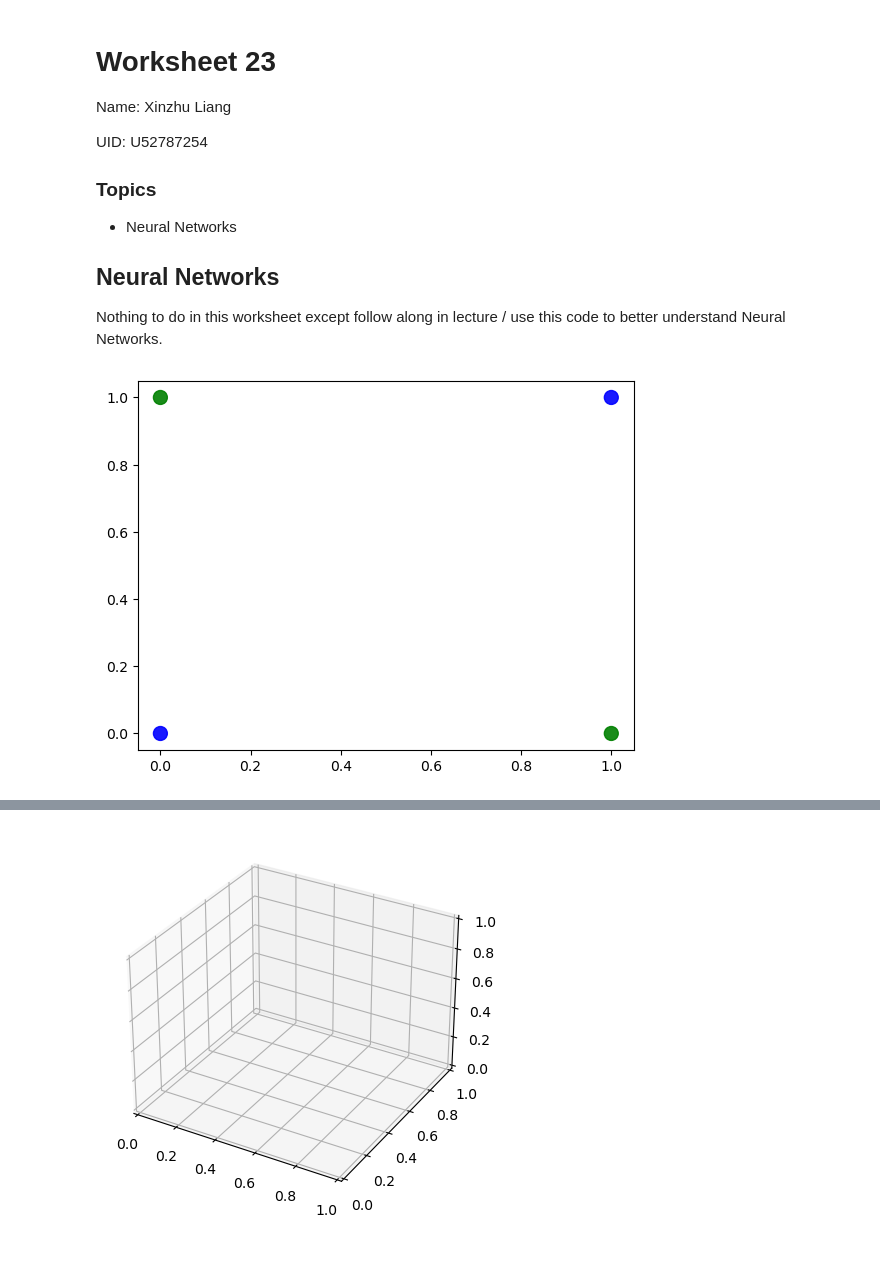
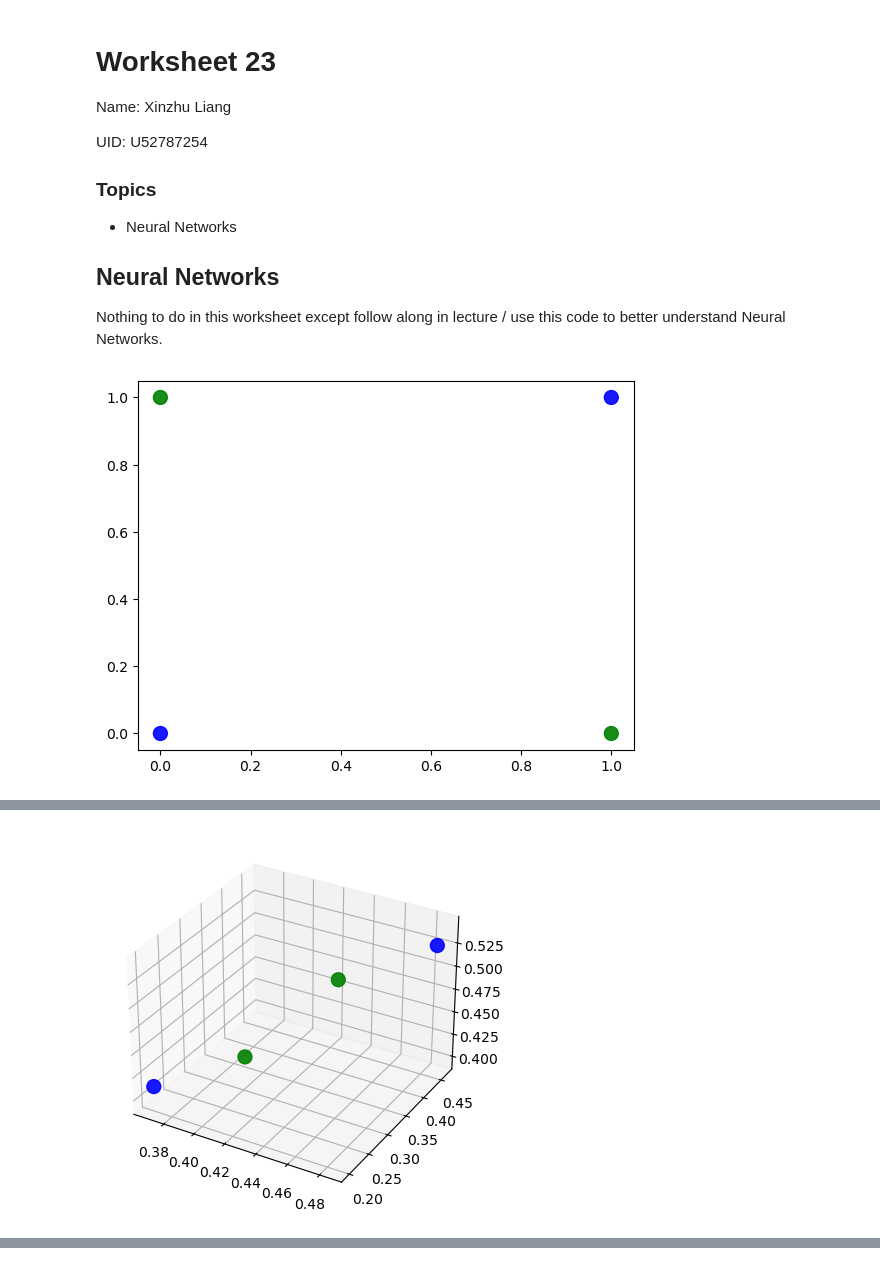
Before and after one commit to XinzhuLiang/Data-Science-Fundamentals, a Jupyter notebook: lecture_23/worksheet_23.ipynb, the cells around one changed output, grey strips where cells are left out. Cells and saved outputs as stored; diff of their text form; code cells hidden in the pictures.

```diff
--- a/lecture_23/worksheet_23.ipynb
+++ b/lecture_23/worksheet_23.ipynb
@@ -77,7 +77,7 @@ PLOT_HIDDEN_LAYER_3D = True
 
 # The model - modify this
 model = keras.models.Sequential()
-model.add(layers.Dense(2, input_dim=2, activation="sigmoid"))
+model.add(layers.Dense(3, input_dim=2, activation="sigmoid"))
 model.add(layers.Dense(1, activation="sigmoid"))
 model.compile(loss="binary_crossentropy")
 
@@ -218,0 +219 @@ Epoch 1000/1000
+[figure, new version]
@@ -220 +221,0 @@ IndexError: index 2 is out of bounds for axis 1 with size 2
-[figure, old version]
```
Also changed, not shown: parts of 1 cell of this notebook.
